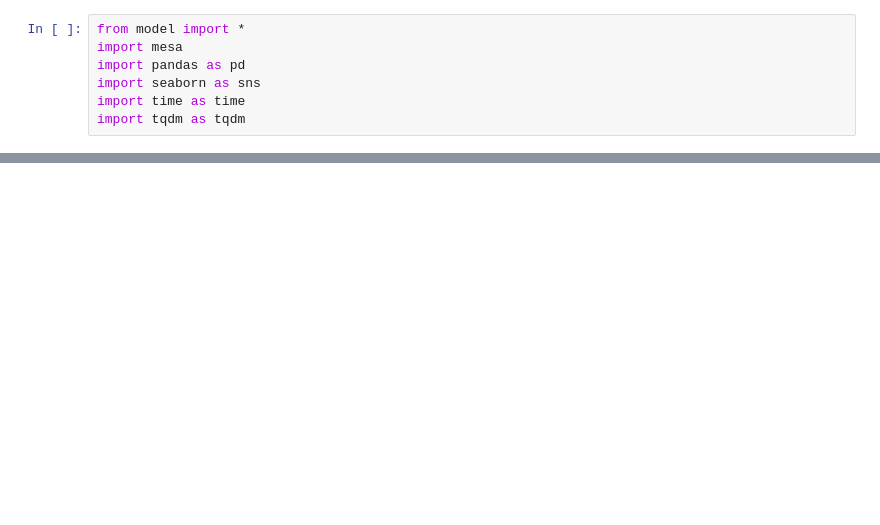
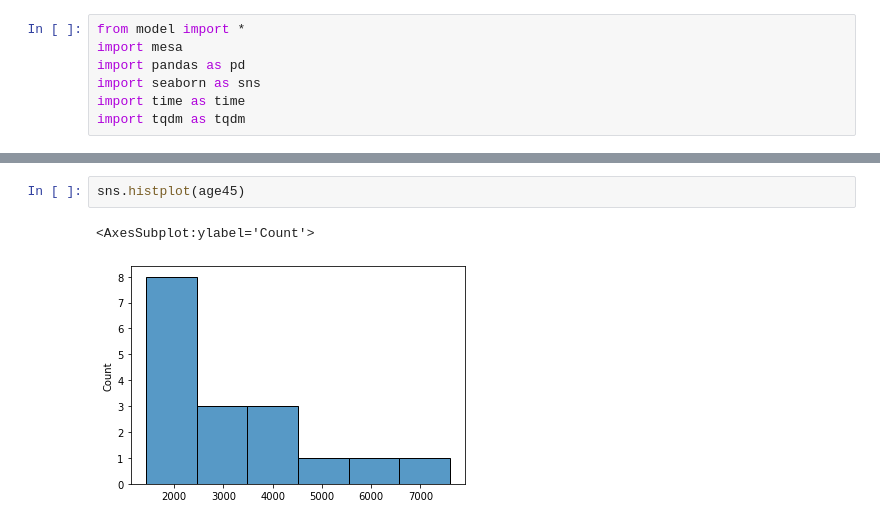
Before and after one commit to Caesar-blip/ABM, a Jupyter notebook: tests.ipynb, the cells around one changed output, grey strips where cells are left out. Drawn from its saved outputs; the diff is of its cells as text; blank space fills up the shorter version.

```diff
--- a/tests.ipynb
+++ b/tests.ipynb
@@ -78,0 +77,5 @@ dataframe
+# %%
+sns.histplot(age45)
+# %% [output]
+<AxesSubplot:ylabel='Count'>
+[figure, added]
```
Also changed, not shown: parts of 12 cells of this notebook, 2 other files.
